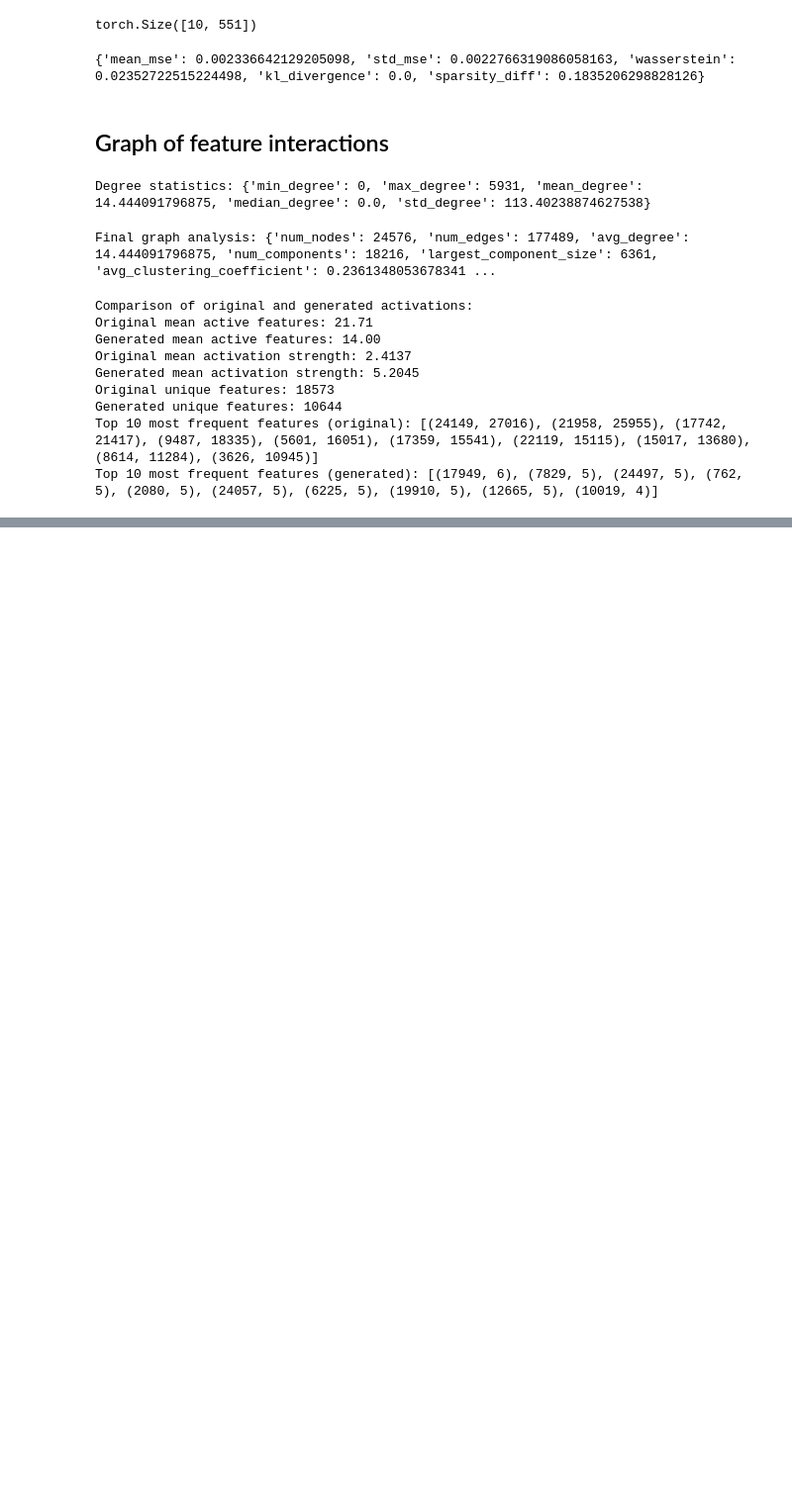
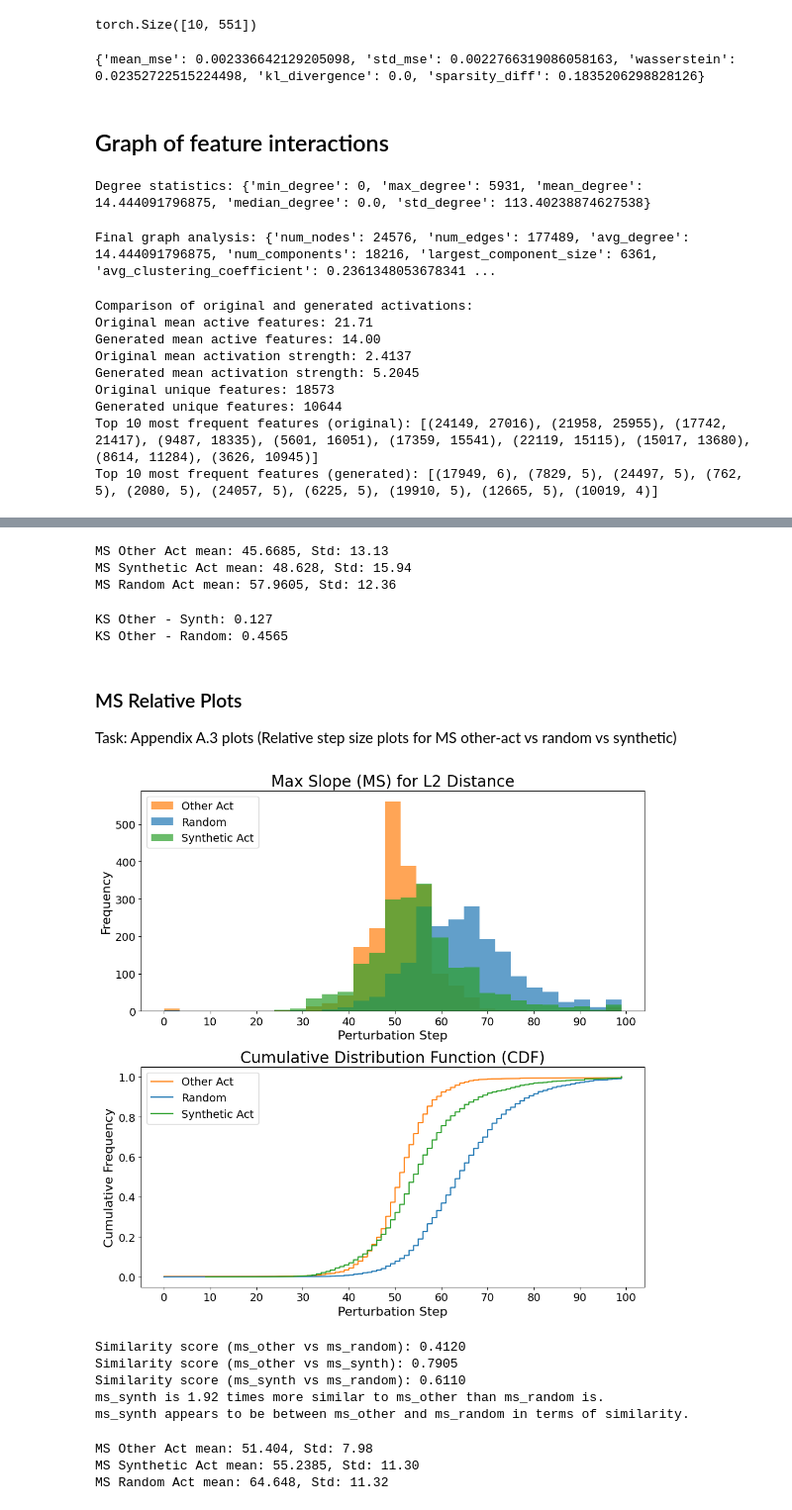
Before and after one commit to jettjaniak/teren, a Jupyter notebook: notebooks/ad_hoc_experiments.ipynb, the cells around one changed output, grey strips where cells are left out. Shown at 99% size. Drawn from its saved outputs; the diff is of its cells as text; code cells hidden in the pictures; blank space fills up the shorter version.

```diff
--- a/notebooks/ad_hoc_experiments.ipynb
+++ b/notebooks/ad_hoc_experiments.ipynb
@@ -1007,0 +1140,35 @@ Top 10 most frequent features (generated): [(17949, 6), (7829, 5), (24497, 5), (
+# %%
+print(
+    f"MS Other Act mean: {np.mean(results['kl_div_ms_other'])}, Std: {np.std(results['kl_div_ms_other']):.2f}"
+)
+print(
+    f"MS Synthetic Act mean: {np.mean(results['kl_div_ms_synth'])}, Std: {np.std(results['kl_div_ms_synth']):.2f}"
+)
+print(
+    f"MS Random Act mean: {np.mean(results['kl_div_ms_random'])}, Std: {np.std(results['kl_div_ms_random']):.2f}"
+)
+# %% [output]
+MS Other Act mean: 45.6685, Std: 13.13
+MS Synthetic Act mean: 48.628, Std: 15.94
+MS Random Act mean: 57.9605, Std: 12.36
+# %%
+ks_other_synth, _ = stats.kstest(results["kl_div_ms_other"], results["kl_div_ms_synth"])
+ks_other_random, _ = stats.kstest(
+    results["kl_div_ms_other"], results["kl_div_ms_random"]
+)
+print(f"KS Other - Synth: {ks_other_synth}")
+print(f"KS Other - Random: {ks_other_random}")
+# %% [output]
+KS Other - Synth: 0.127
+KS Other - Random: 0.4565
+# %% [markdown]
+### MS Relative Plots
+Task: Appendix A.3 plots (Relative step size plots for MS other-act vs random vs synthetic)
+# %%
+results_file = "results_homeschooled_v2_spars100_best_result_relative.pkl"
+with open(f"replications/{results_file}", "rb") as f:
+    results = pickle.load(f)
+# %%
+ms_synth = results["ms_synth"]
+ms_other = results["ms_other"]
+ms_random = results["ms_random"]
@@ -1007,0 +1239,28 @@ Top 10 most frequent features (generated): [(17949, 6), (7829, 5), (24497, 5), (
+# %%
+results_file = "results_homeschooled_v2_spars100_best_result_relative.pkl"
+with open(f"replications/{results_file}", "rb") as f:
+    results = pickle.load(f)
+# %%
+ms_other = results["ms_other"]
+ms_synth = results["ms_synth"]
+ms_random = results["ms_random"]
+# %%
+plot_distributions_paper(ms_other, ms_random, ms_synth)
+# %% [output]
+[figure, added]
+# %%
+quantify_similarity(ms_other, ms_random, ms_synth)
+# %% [output]
+Similarity score (ms_other vs ms_random): 0.4120
+Similarity score (ms_other vs ms_synth): 0.7905
+Similarity score (ms_synth vs ms_random): 0.6110
+ms_synth is 1.92 times more similar to ms_other than ms_random is.
+ms_synth appears to be between ms_other and ms_random in terms of similarity.
+# %%
+print(f"MS Other Act mean: {np.mean(ms_other)}, Std: {np.std(ms_other):.2f}")
+print(f"MS Synthetic Act mean: {np.mean(ms_synth)}, Std: {np.std(ms_synth):.2f}")
+print(f"MS Random Act mean: {np.mean(ms_random)}, Std: {np.std(ms_random):.2f}")
+# %% [output]
+MS Other Act mean: 51.404, Std: 7.98
+MS Synthetic Act mean: 55.2385, Std: 11.30
+MS Random Act mean: 64.648, Std: 11.32
```
Also changed, not shown: parts of 46 cells of this notebook, 2 other files.
